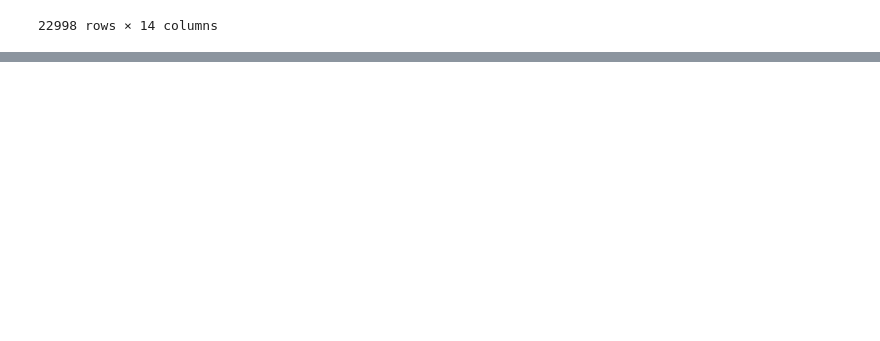
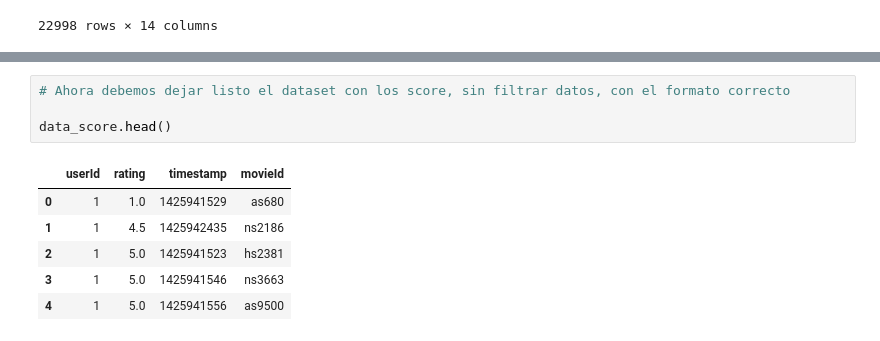
Before and after one commit to Ezemettler/PI1-MLOps, a Jupyter notebook: MLOps.ipynb, the cells around one changed output, grey strips where cells are left out. Saved outputs shown, nothing was run; the diff lists cells and outputs as text; blank space fills up the shorter version.

```diff
--- a/MLOps.ipynb
+++ b/MLOps.ipynb
@@ -383,0 +396,11 @@ data_plataformas_prom
+# %%
+# Ahora debemos dejar listo el dataset con los score, sin filtrar datos, con el formato correcto
+
+data_score.head()
+# %% [output]
+|  | userId | rating | timestamp | movieId |
+| 0 | 1 | 1.0 | 1425941529 | as680 |
+| 1 | 1 | 4.5 | 1425942435 | ns2186 |
+| 2 | 1 | 5.0 | 1425941523 | hs2381 |
+| 3 | 1 | 5.0 | 1425941546 | ns3663 |
+| 4 | 1 | 5.0 | 1425941556 | as9500 |
```
Also changed, not shown: parts of 9 cells of this notebook.
